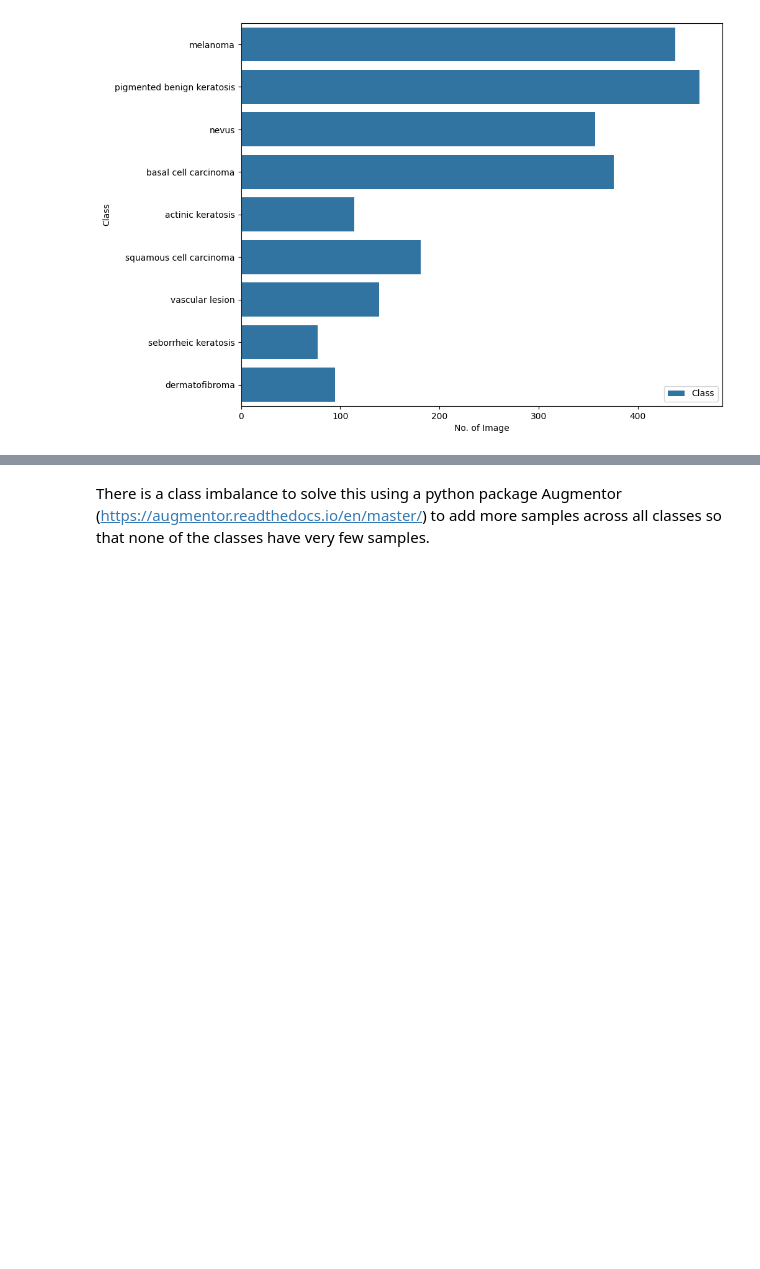
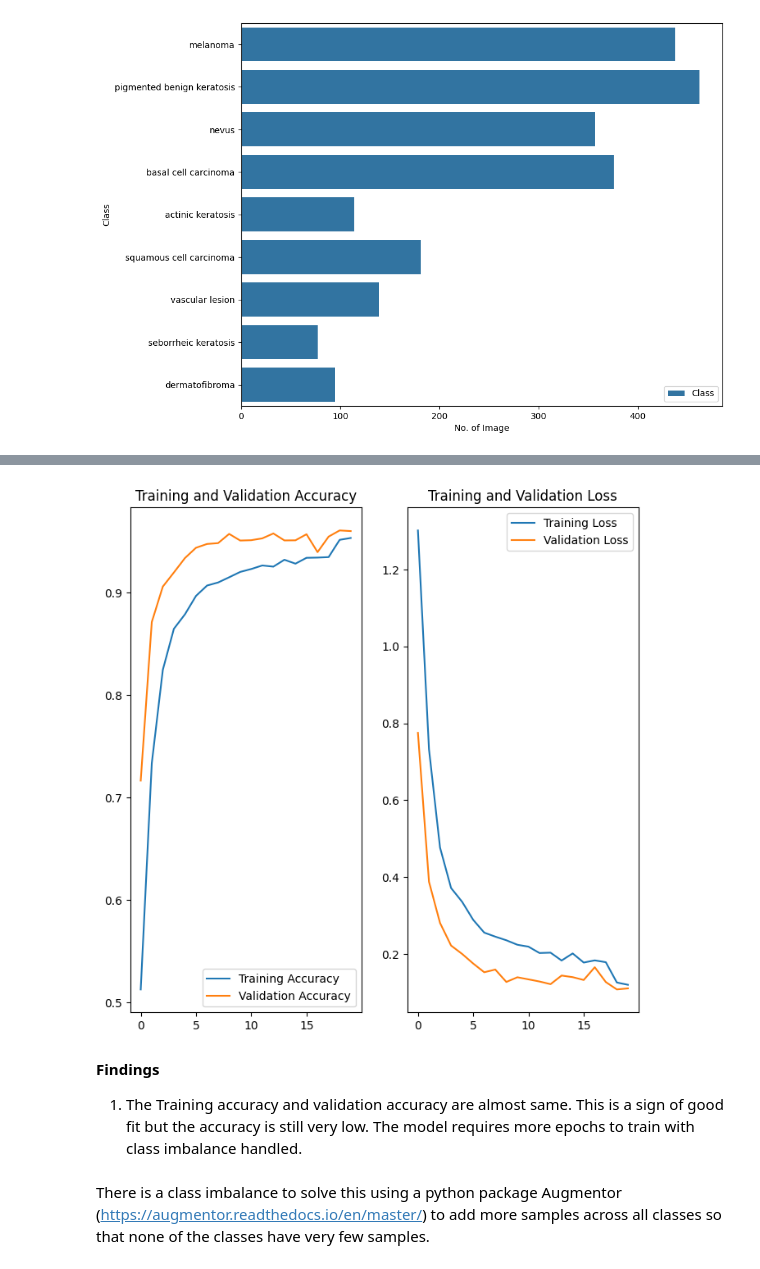
Before and after one commit to RamanPndy/Upgrad-Melanoma-Detection-Assignment, a Jupyter notebook: raman_pandey_nn.ipynb, the cells around one changed output, grey strips where cells are left out. Cells and saved outputs as stored; diff of their text form; code cells hidden in the pictures; blank space fills up the shorter version.

```diff
--- a/raman_pandey_nn.ipynb
+++ b/raman_pandey_nn.ipynb
@@ -183,0 +405,2 @@ sns.barplot(x="No. of Image", y="Class", data=df, label="Class")
+# %%
+model = create_cnn_model()
@@ -183,0 +430,2 @@ sns.barplot(x="No. of Image", y="Class", data=df, label="Class")
+# %%
+learn_control, checkpoint, earlystop = compile_model(model)
@@ -183,0 +454,2 @@ sns.barplot(x="No. of Image", y="Class", data=df, label="Class")
+# %%
+history = train_model_with_epoch(model, 20, train_ds, val_ds, callbacks=[learn_control])
@@ -184,3 +474,12 @@ sns.barplot(x="No. of Image", y="Class", data=df, label="Class")
+# %%
+plot_cnn_metrics(history, epochs=20)
+# %% [output]
+[figure, added]
+# %% [markdown]
+<b>Findings</b>
+<ol>
+<li>The Training accuracy and validation accuracy are almost same. This is a sign of good fit but the accuracy is still very low. The model requires more epochs to train with class imbalance handled.
+</ol>
 # %% [markdown]
 There is a class imbalance to solve this using a python package  Augmentor (https://augmentor.readthedocs.io/en/master/) to add more samples across all classes so that none of the classes have very few samples.
 # %%
```
Also changed, not shown: parts of 45 cells of this notebook, 1 other file.
